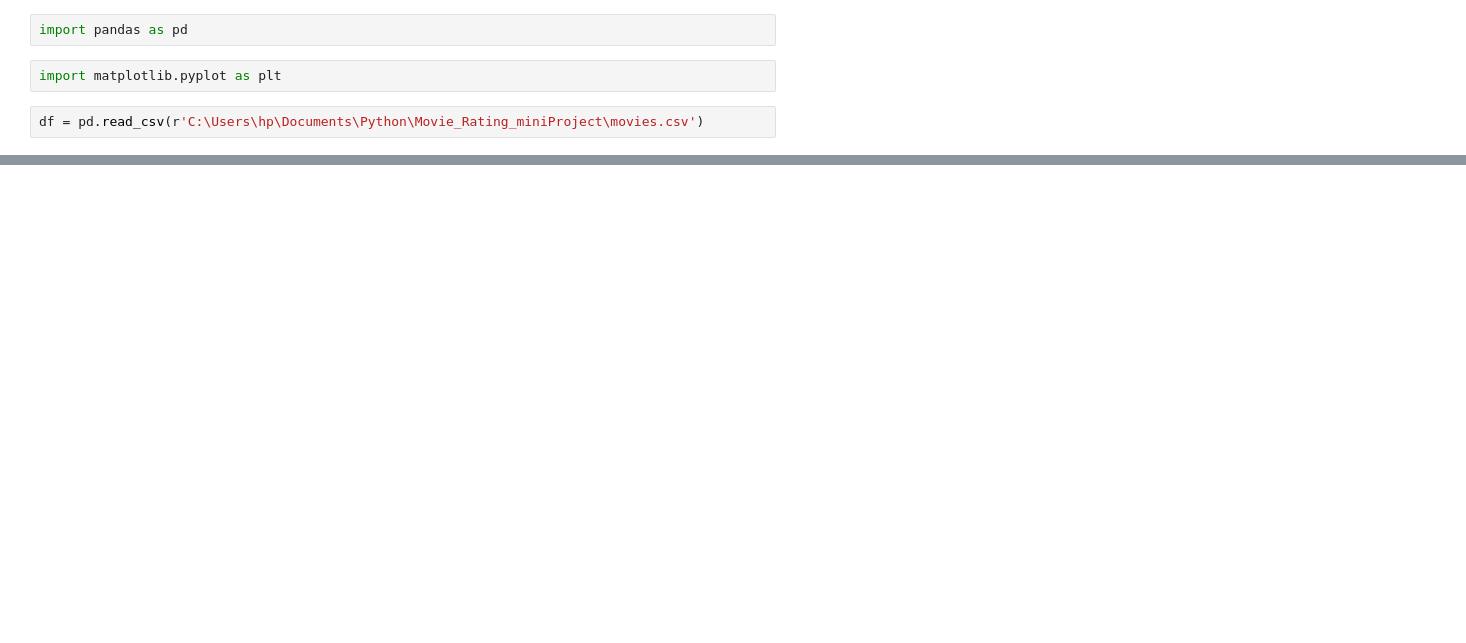
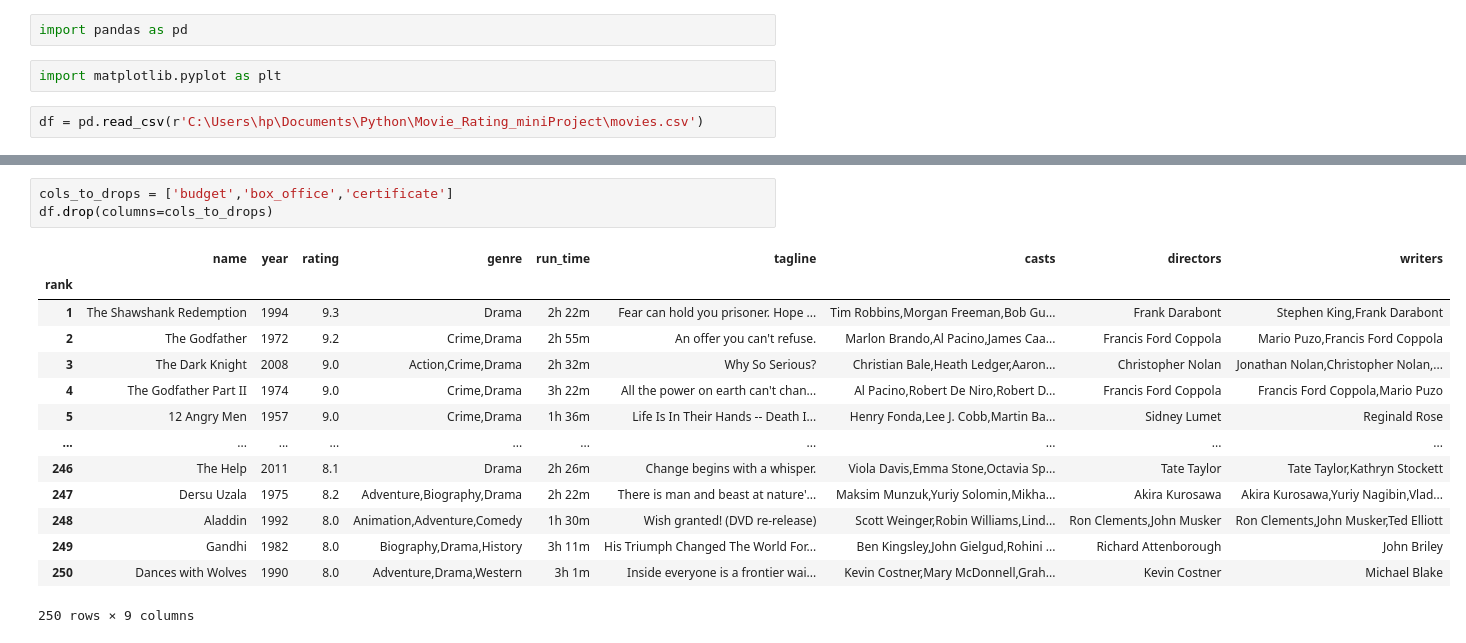
Before and after one commit to muskansonker/python-repository, a Jupyter notebook: Movie_Rating_miniProject/movie.ipynb, the cells around one changed output, grey strips where cells are left out. Drawn from its saved outputs; the diff is of its cells as text; blank space fills up the shorter version.

```diff
--- a/Movie_Rating_miniProject/movie.ipynb
+++ b/Movie_Rating_miniProject/movie.ipynb
@@ -31,0 +155,18 @@ NameError: name 'm' is not defined
+# %%
+cols_to_drops = ['budget','box_office','certificate']
+df.drop(columns=cols_to_drops)
+# %% [output]
+|  | name | year | rating | genre | run_time | tagline | casts | directors | writers |
+| rank |  |  |  |  |  |  |  |  |  |
+| 1 | The Shawshank Redemption | 1994 | 9.3 | Drama | 2h 22m | Fear can hold you prisoner. Hope ... | Tim Robbins,Morgan Freeman,Bob Gu... | Frank Darabont | Stephen King,Frank Darabont |
+| 2 | The Godfather | 1972 | 9.2 | Crime,Drama | 2h 55m | An offer you can't refuse. | Marlon Brando,Al Pacino,James Caa... | Francis Ford Coppola | Mario Puzo,Francis Ford Coppola |
+| 3 | The Dark Knight | 2008 | 9.0 | Action,Crime,Drama | 2h 32m | Why So Serious? | Christian Bale,Heath Ledger,Aaron... | Christopher Nolan | Jonathan Nolan,Christopher Nolan,... |
+| 4 | The Godfather Part II | 1974 | 9.0 | Crime,Drama | 3h 22m | All the power on earth can't chan... | Al Pacino,Robert De Niro,Robert D... | Francis Ford Coppola | Francis Ford Coppola,Mario Puzo |
+| 5 | 12 Angry Men | 1957 | 9.0 | Crime,Drama | 1h 36m | Life Is In Their Hands -- Death I... | Henry Fonda,Lee J. Cobb,Martin Ba... | Sidney Lumet | Reginald Rose |
+| ... | ... | ... | ... | ... | ... | ... | ... | ... | ... |
+| 246 | The Help | 2011 | 8.1 | Drama | 2h 26m | Change begins with a whisper. | Viola Davis,Emma Stone,Octavia Sp... | Tate Taylor | Tate Taylor,Kathryn Stockett |
+| 247 | Dersu Uzala | 1975 | 8.2 | Adventure,Biography,Drama | 2h 22m | There is man and beast at nature'... | Maksim Munzuk,Yuriy Solomin,Mikha... | Akira Kurosawa | Akira Kurosawa,Yuriy Nagibin,Vlad... |
+| 248 | Aladdin | 1992 | 8.0 | Animation,Adventure,Comedy | 1h 30m | Wish granted! (DVD re-release) | Scott Weinger,Robin Williams,Lind... | Ron Clements,John Musker | Ron Clements,John Musker,Ted Elliott |
+| 249 | Gandhi | 1982 | 8.0 | Biography,Drama,History | 3h 11m | His Triumph Changed The World For... | Ben Kingsley,John Gielgud,Rohini ... | Richard Attenborough | John Briley |
+| 250 | Dances with Wolves | 1990 | 8.0 | Adventure,Drama,Western | 3h 1m | Inside everyone is a frontier wai... | Kevin Costner,Mary McDonnell,Grah... | Kevin Costner | Michael Blake |
+250 rows × 9 columns
```
Also changed, not shown: parts of 14 cells of this notebook, 7 other files.
